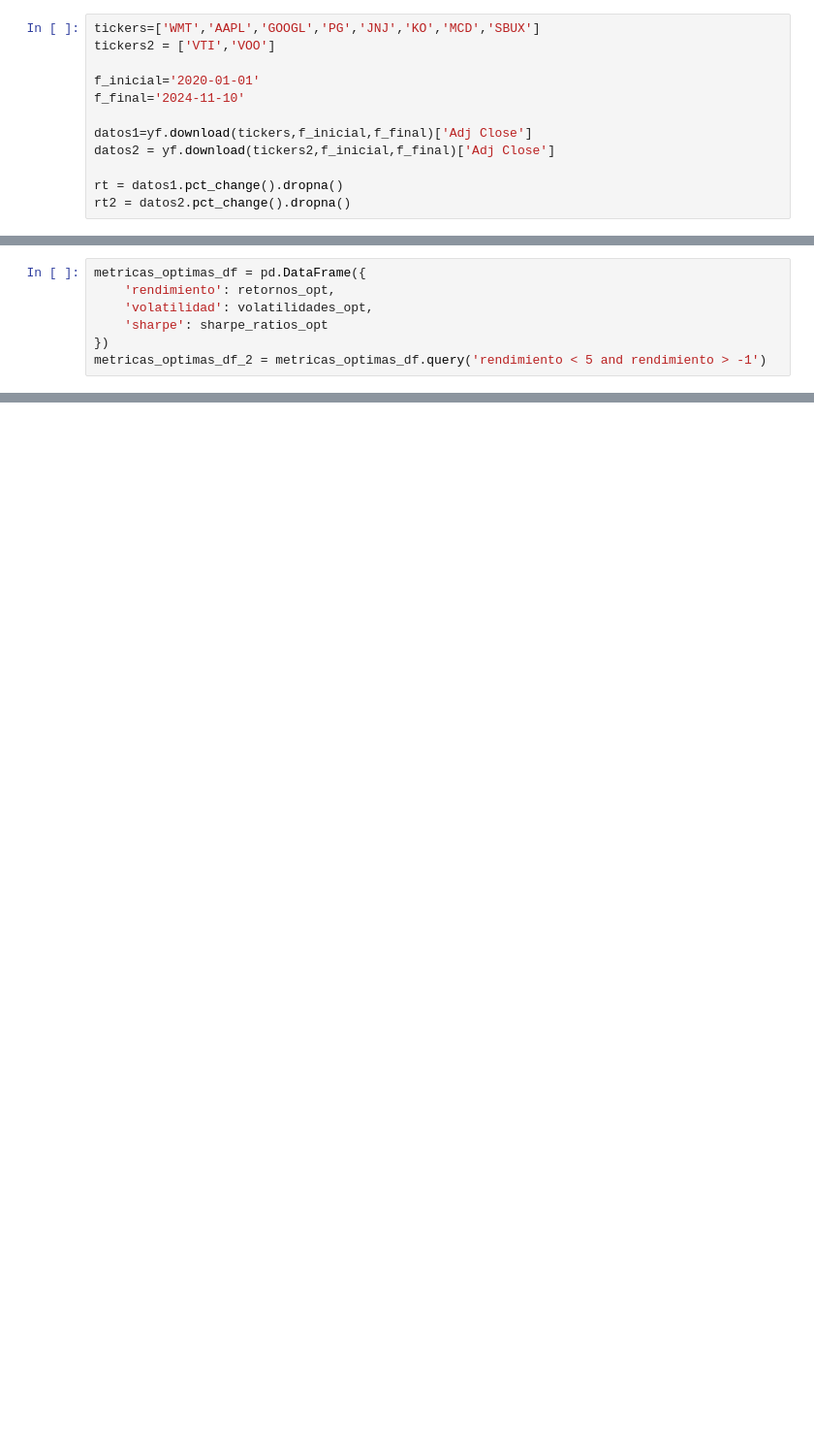
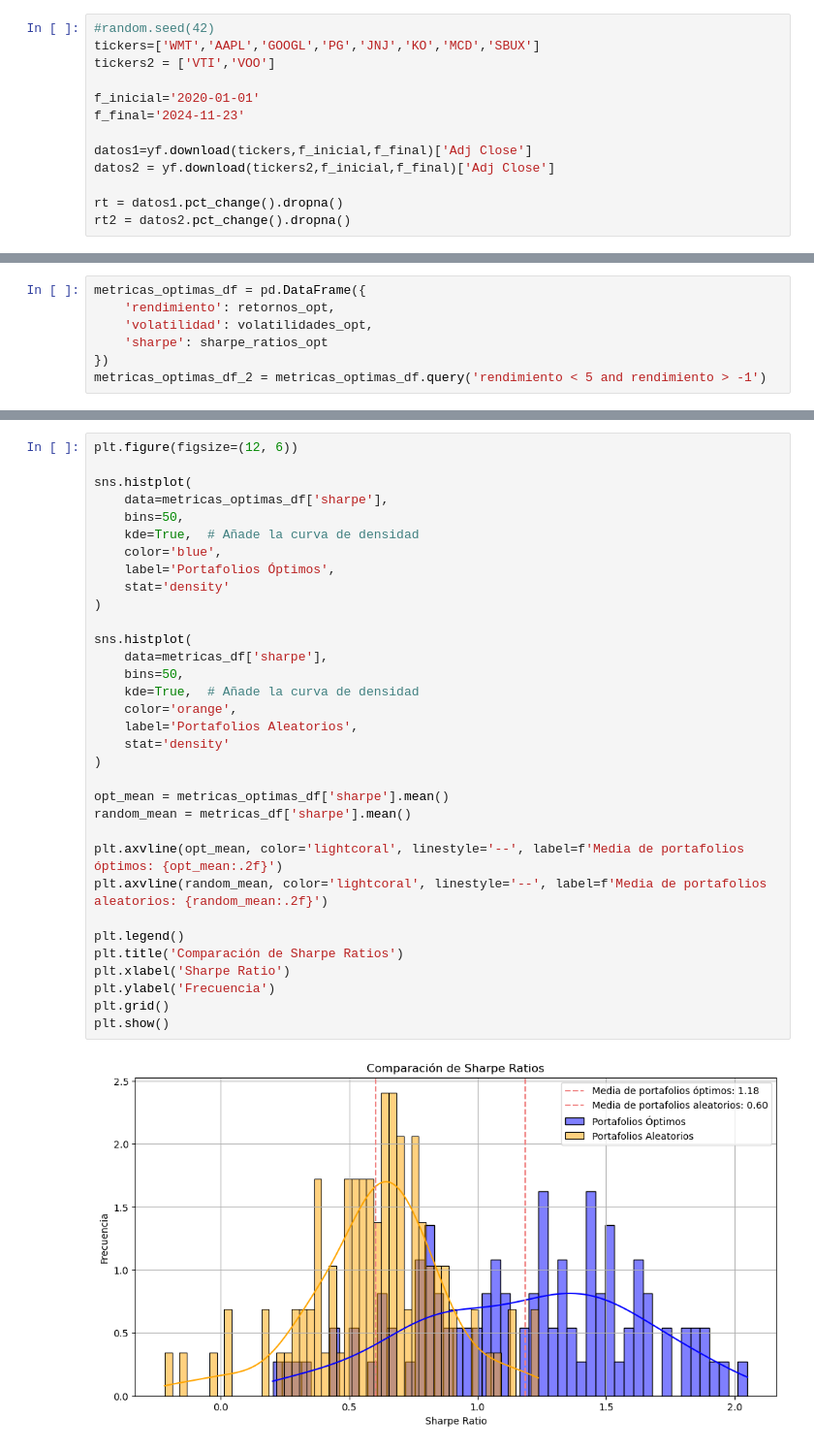
Before and after one commit to LuisMB09/metodos_optimizacion, a Jupyter notebook: aplicación_examen.ipynb, the cells around one changed output, grey strips where cells are left out. Shown: that part at 97% size. Saved outputs shown, nothing was run; the diff lists cells and outputs as text; blank space fills up the shorter version.

Commit message:
media de histograma

```diff
--- a/aplicación_examen.ipynb
+++ b/aplicación_examen.ipynb
@@ -22,11 +22,12 @@ from IPython.display import display, Markdown
 # %% [markdown]
 ### Obtención de datos
 # %%
+#random.seed(42)
 tickers=['WMT','AAPL','GOOGL','PG','JNJ','KO','MCD','SBUX']
 tickers2 = ['VTI','VOO']
 
 f_inicial='2020-01-01'
-f_final='2024-11-10'
+f_final='2024-11-23'
 
 datos1=yf.download(tickers,f_inicial,f_final)['Adj Close']
 datos2 = yf.download(tickers2,f_inicial,f_final)['Adj Close']
@@ -296,0 +279,35 @@ sns.histplot(
+# %%
+plt.figure(figsize=(12, 6))
+
+sns.histplot(
+    data=metricas_optimas_df['sharpe'],
+    bins=50,
+    kde=True,  # Añade la curva de densidad
+    color='blue',
+    label='Portafolios Óptimos',
+    stat='density'
+)
+
+sns.histplot(
+    data=metricas_df['sharpe'],
+    bins=50,
+    kde=True,  # Añade la curva de densidad
+    color='orange',
+    label='Portafolios Aleatorios',
+    stat='density'
+)
+
+opt_mean = metricas_optimas_df['sharpe'].mean()
+random_mean = metricas_df['sharpe'].mean()
+
+plt.axvline(opt_mean, color='lightcoral', linestyle='--', label=f'Media de portafolios óptimos: {opt_mean:.2f}')
+plt.axvline(random_mean, color='lightcoral', linestyle='--', label=f'Media de portafolios aleatorios: {random_mean:.2f}')
+
+plt.legend()
+plt.title('Comparación de Sharpe Ratios')
+plt.xlabel('Sharpe Ratio')
+plt.ylabel('Frecuencia')
+plt.grid()
+plt.show()
+# %% [output]
+[figure, added]
```
Also changed, not shown: parts of 10 cells of this notebook.
